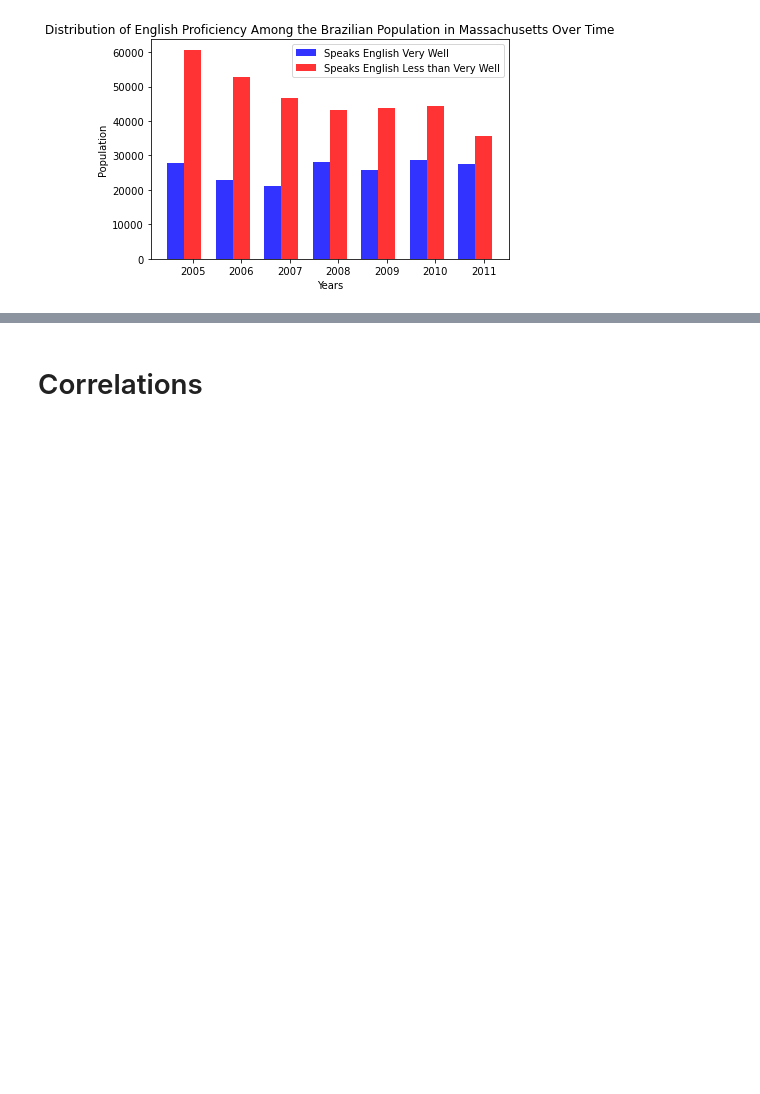
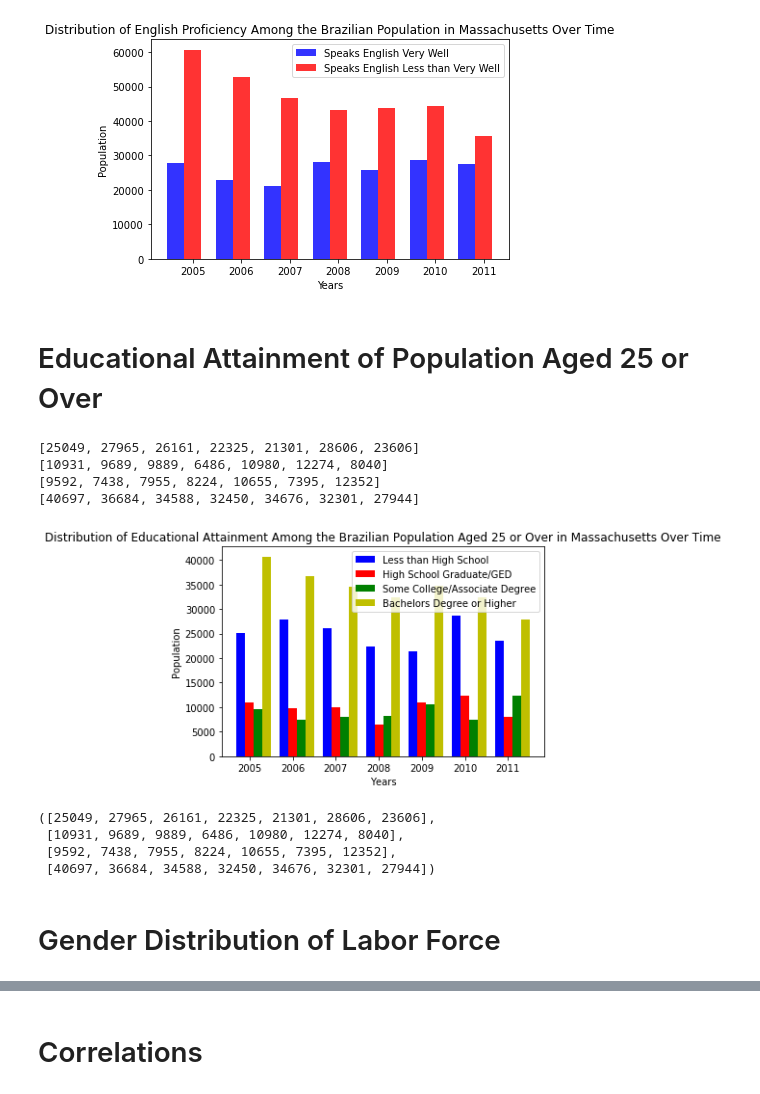
Before and after one commit to BU-Spark/ds-boston-bpda-br-census, a Jupyter notebook: Notebook Files/Brazilian Immigrant Population Over Time.ipynb, the cells around one changed output, grey strips where cells are left out. Drawn from its saved outputs; the diff is of its cells as text; code cells hidden in the pictures; blank space fills up the shorter version.

```diff
--- a/Notebook Files/Brazilian Immigrant Population Over Time.ipynb
+++ b/Notebook Files/Brazilian Immigrant Population Over Time.ipynb
@@ -443,3 +443,78 @@ def proficiency_over_time(verywell_count, lessthan_count, years):
 proficiency_over_time(verywell_count, lessthan_count, years)
 # %% [output]
 [figure]
+# %% [markdown]
+# Educational Attainment of Population Aged 25 or Over
+# %%
+lessthanHS_count = []
+HS_count = []
+someCollege_count = []
+bachelors_count = []
+
+
+for year in year_tuple:
+    lessthanHS_count.append(year[25][31])
+    HS_count.append(year[25][32])
+    someCollege_count.append(year[25][33])
+    bachelors_count.append(year[25][34])
+
+print(lessthanHS_count)
+print(HS_count)
+print(someCollege_count)
+print(bachelors_count)
+# %% [output]
+[25049, 27965, 26161, 22325, 21301, 28606, 23606]
+[10931, 9689, 9889, 6486, 10980, 12274, 8040]
+[9592, 7438, 7955, 8224, 10655, 7395, 12352]
+[40697, 36684, 34588, 32450, 34676, 32301, 27944]
+# %%
+# Graphs the distribution of Gender in the Labor Force overtime
+def educational_attainment_over_time(lessthanHS_count, HS_count, someCollege_count, bachelors_count, years):
+    # data to plot
+    n_groups = len(lessthanHS_count)
+
+    # create plot
+    fig, ax = plt.subplots()
+    index = np.arange(n_groups)
+    bar_width = 0.2
+    opacity = 1
+
+    plt.bar(index, lessthanHS_count, bar_width,
+        alpha=opacity,
+        color='b',
+        label='Less than High School')
+
+    plt.bar(index + bar_width, HS_count, bar_width,
+        alpha=opacity,
+        color='r',
+        label='High School Graduate/GED')
+
+    plt.bar(index  + 2 * bar_width, someCollege_count, bar_width,
+        alpha=opacity,
+        color='g',
+        label='Some College/Associate Degree')
+
+    plt.bar(index + 3* bar_width, bachelors_count, bar_width,
+        alpha=opacity,
+        color='y',
+        label='Bachelors Degree or Higher')
+
+    plt.xlabel('Years')
+    plt.ylabel('Population')
+    plt.title('Distribution of Educational Attainment Among the Brazilian Population Aged 25 or Over in Massachusetts Over Time')
+    plt.xticks(index + bar_width, years)
+    plt.legend()
+
+    plt.show()
+
+educational_attainment_over_time(lessthanHS_count, HS_count, someCollege_count, bachelors_count, years)
+
+lessthanHS_count, HS_count, someCollege_count, bachelors_count
+# %% [output]
+[figure, added]
+([25049, 27965, 26161, 22325, 21301, 28606, 23606],
+ [10931, 9689, 9889, 6486, 10980, 12274, 8040],
+ [9592, 7438, 7955, 8224, 10655, 7395, 12352],
+ [40697, 36684, 34588, 32450, 34676, 32301, 27944])
+# %% [markdown]
+# Gender Distribution of Labor Force
```
Also changed, not shown: parts of 9 cells of this notebook, 2 other files.
